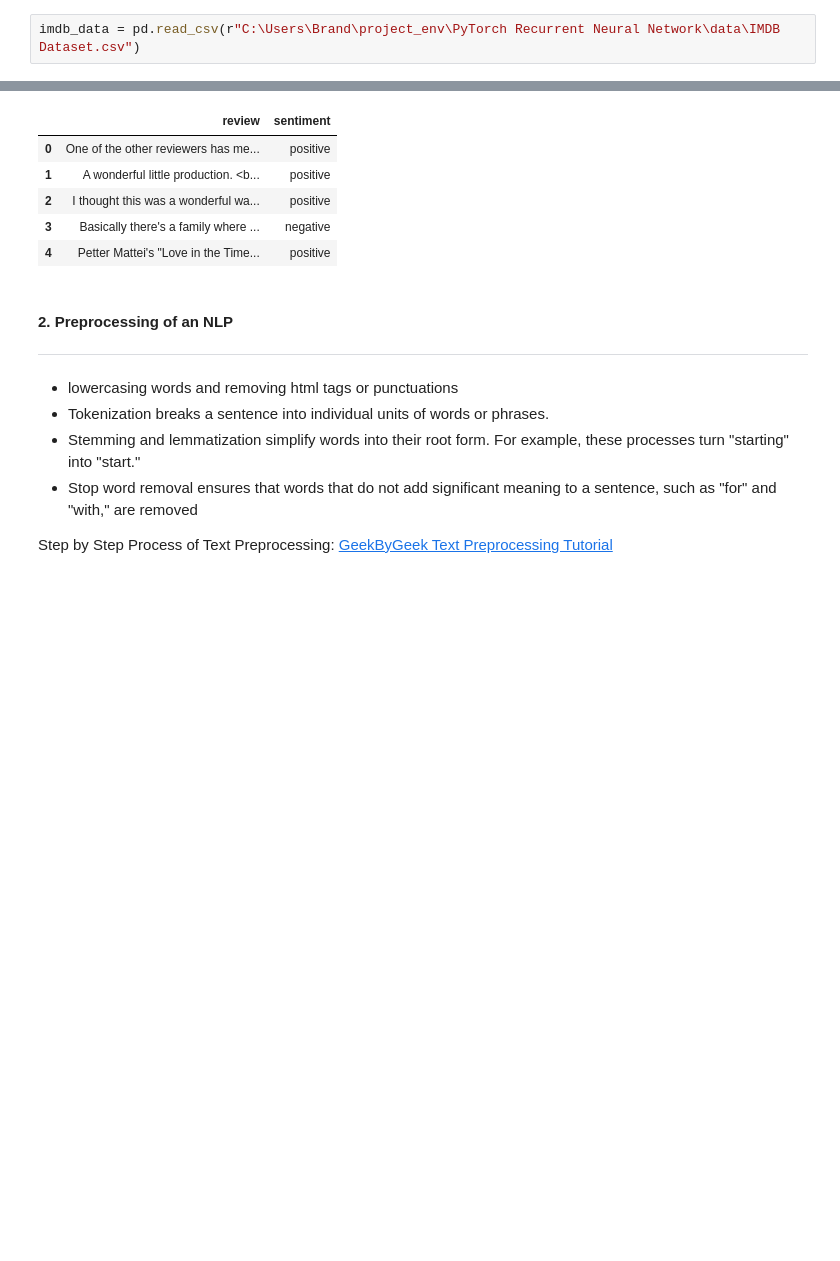
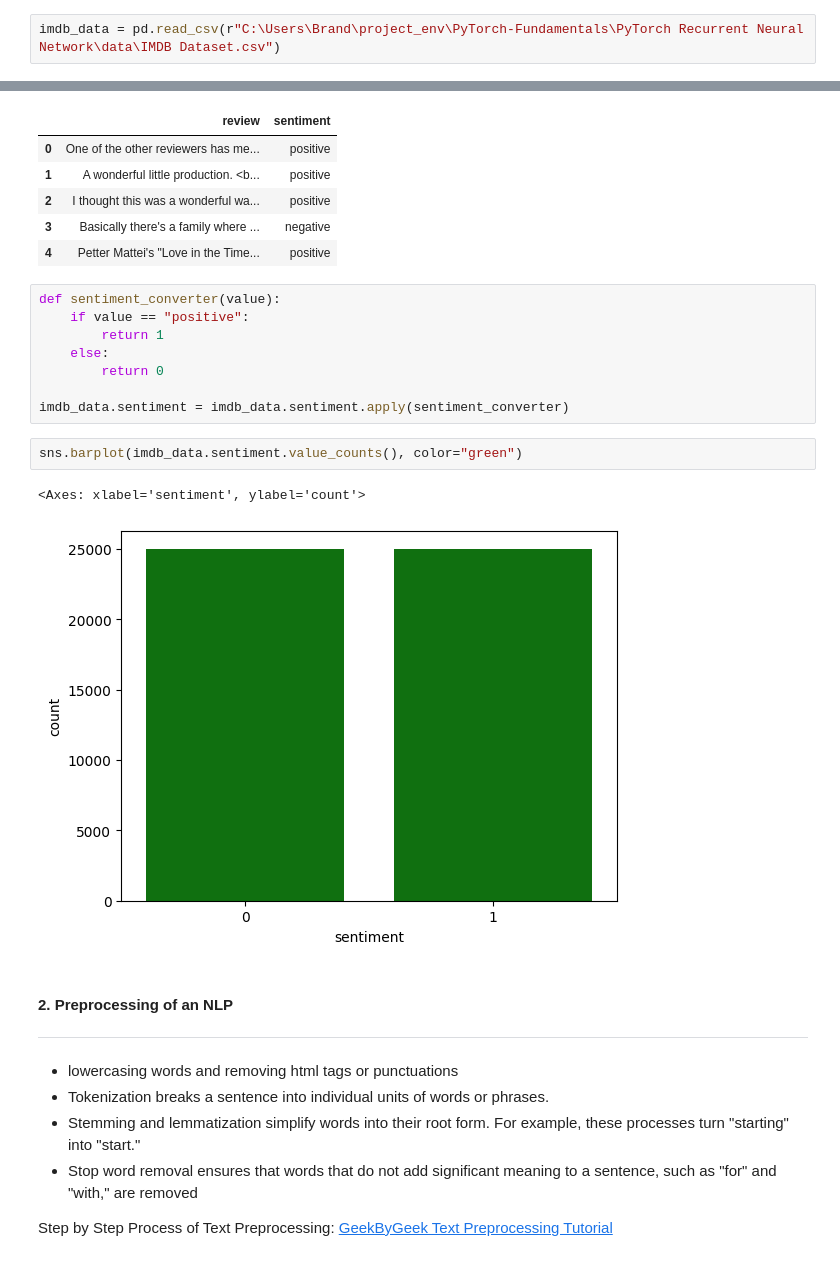
Before and after one commit to Comment-XD/PyTorch-Fundamentals, a Jupyter notebook: PyTorch Recurrent Neural Network/NLPs.ipynb, the cells around one changed output, grey strips where cells are left out. Cells and saved outputs as stored; diff of their text form; blank space fills up the shorter version.

```diff
--- a/PyTorch Recurrent Neural Network/NLPs.ipynb
+++ b/PyTorch Recurrent Neural Network/NLPs.ipynb
@@ -33,7 +36,7 @@ import string
 - Going to be using IMDBs movie review dataset
 - Using `Pandas` to read through csv file
 # %%
-imdb_data = pd.read_csv(r"C:\Users\Brand\project_env\PyTorch Recurrent Neural Network\data\IMDB Dataset.csv")
+imdb_data = pd.read_csv(r"C:\Users\Brand\project_env\PyTorch-Fundamentals\PyTorch Recurrent Neural Network\data\IMDB Dataset.csv")
 # %%
 imdb_data.head()
 # %% [output]
@@ -43,6 +46,19 @@ imdb_data.head()
 | 2 | I thought this was a wonderful wa... | positive |
 | 3 | Basically there's a family where ... | negative |
 | 4 | Petter Mattei's "Love in the Time... | positive |
+# %%
+def sentiment_converter(value):
+    if value == "positive":
+        return 1
+    else:
+        return 0
+
+imdb_data.sentiment = imdb_data.sentiment.apply(sentiment_converter)
+# %%
+sns.barplot(imdb_data.sentiment.value_counts(), color="green")
+# %% [output]
+<Axes: xlabel='sentiment', ylabel='count'>
+[figure, added]
 # %% [markdown]
 #### 2. Preprocessing of an NLP
 ***
```
Also changed, not shown: parts of 10 cells of this notebook, 3 other files.
